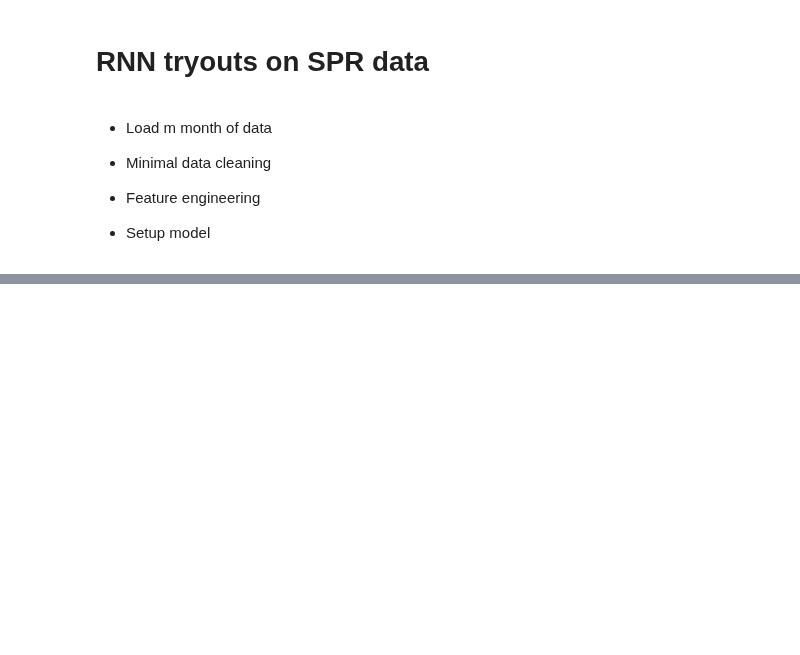
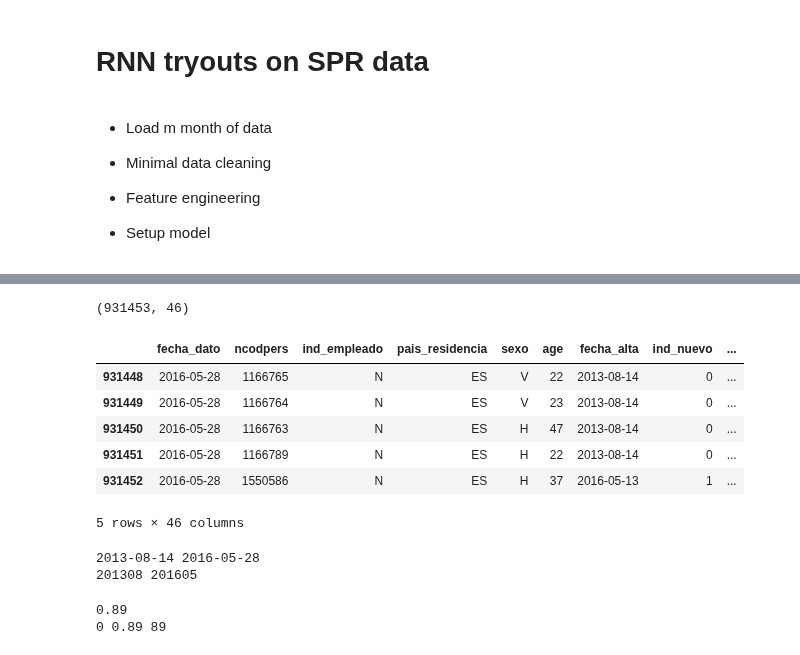
Before and after one commit to vfdev-5/SPR, a Jupyter notebook: keras/RNN_tryouts.ipynb, the cells around one changed output, grey strips where cells are left out. Cells and saved outputs as stored; diff of their text form; code cells hidden in the pictures; blank space fills up the shorter version.

Commit message:
* [WIP] a bug found with yearmonth

```diff
--- a/keras/RNN_tryouts.ipynb
+++ b/keras/RNN_tryouts.ipynb
@@ -13,0 +34,30 @@ ImportError: cannot import name process_data_inplace
+# %%
+def to_yearmonth(yearmonthdate_str):
+    """
+    Convert '2016-01-23' -> 201601
+    """
+    # yearmonth = int(yearmonth_str[:7].replace('-', ''))
+    yearmonth = int(yearmonthdate_str[:4] + yearmonthdate_str[5:7])
+    return yearmonth
+# %%
+from math import floor, ceil
+def get_nb_months(start_date_str, end_date_str):
+    res = to_yearmonth(end_date_str)*0.01 - to_yearmonth(start_date_str)*0.01
+    return int(res) * 12 + int((res - int(res)) * 100 + 0.5)
+# %%
+def compute_duration(row):
+    return get_nb_months(row['fecha_alta'], row['fecha_dato'])
+# %%
+data_df['antiguedad'] = data_df.apply(compute_duration, axis=1)
+# %%
+print data_df.shape
+data_df.tail()
+# %% [output]
+(931453, 46)
+|  | fecha_dato | ncodpers | ind_empleado | pais_residencia | sexo | age | fecha_alta | ind_nuevo | ... |
+| 931448 | 2016-05-28 | 1166765 | N | ES | V | 22 | 2013-08-14 | 0 | ... |
+| 931449 | 2016-05-28 | 1166764 | N | ES | V | 23 | 2013-08-14 | 0 | ... |
+| 931450 | 2016-05-28 | 1166763 | N | ES | H | 47 | 2013-08-14 | 0 | ... |
+| 931451 | 2016-05-28 | 1166789 | N | ES | H | 22 | 2013-08-14 | 0 | ... |
+| 931452 | 2016-05-28 | 1550586 | N | ES | H | 37 | 2016-05-13 | 1 | ... |
+5 rows × 46 columns
@@ -13,0 +66,15 @@ ImportError: cannot import name process_data_inplace
+# %%
+print row['fecha_alta'], row['fecha_dato']
+print to_yearmonth(row['fecha_alta']), to_yearmonth(row['fecha_dato'])
+# %% [output]
+2013-08-14 2016-05-28
+201308 201605
+# %%
+start_date_str = '2015-12-14'
+end_date_str = '2016-01-28'
+res = to_yearmonth(end_date_str)*0.01 - to_yearmonth(start_date_str)*0.01
+print res
+print int(res) * 12, res - int(res), int((res - int(res)) * 100 + 0.5),
+# %% [output]
+0.89
+0 0.89 89
```
Also changed, not shown: parts of 9 cells of this notebook, 3 other files.
